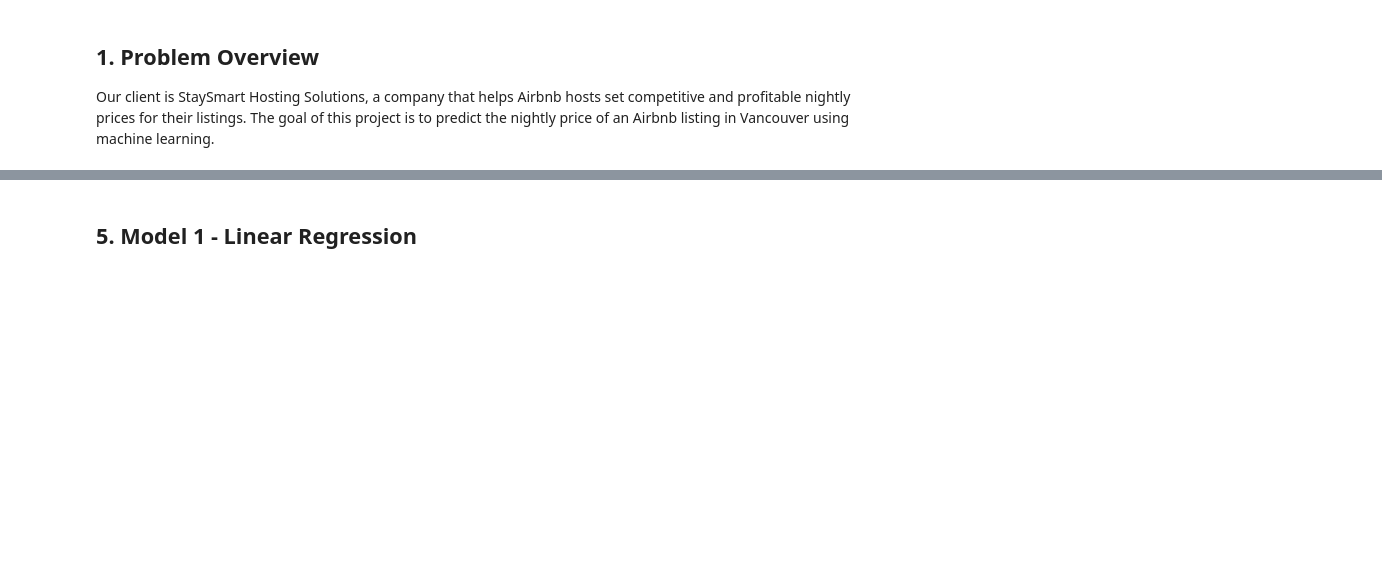
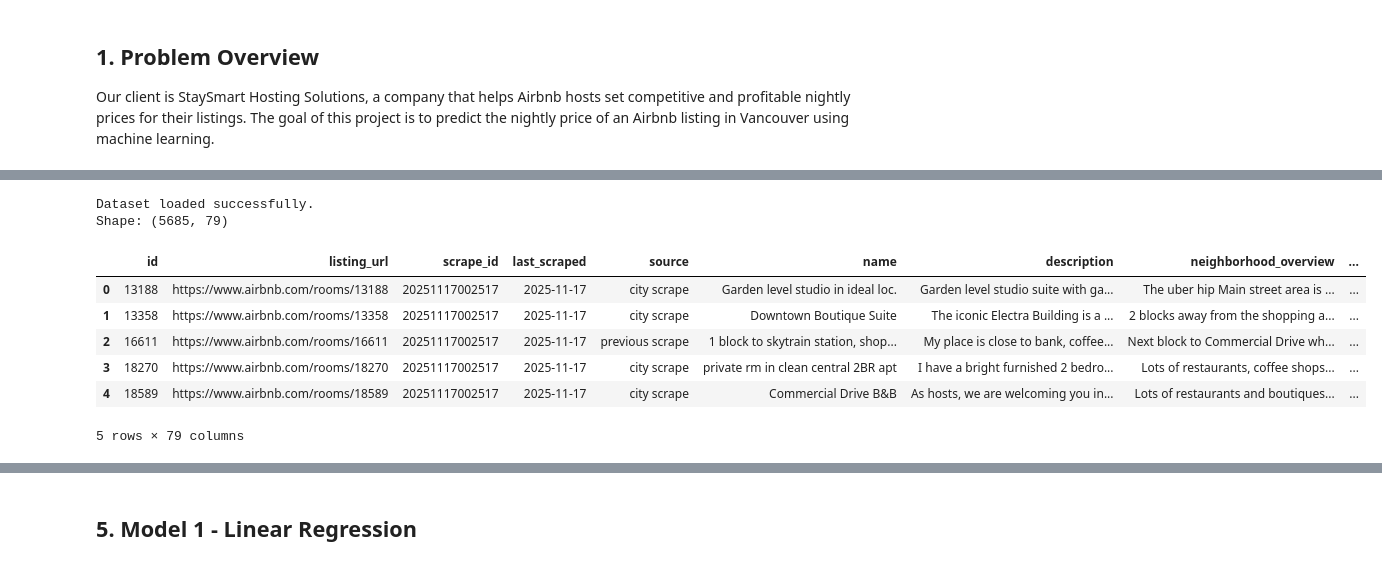
Before and after one commit to jchowjr/ensf444-group60-airbnb-project, a Jupyter notebook: notebooks/ENSF444Project.ipynb, the cells around one changed output, grey strips where cells are left out. Saved outputs shown, nothing was run; the diff lists cells and outputs as text; code cells hidden in the pictures; blank space fills up the shorter version.

```diff
--- a/notebooks/ENSF444Project.ipynb
+++ b/notebooks/ENSF444Project.ipynb
@@ -16,0 +33,25 @@ Our client is StaySmart Hosting Solutions, a company that helps Airbnb hosts set
+# %%
+DATA_PATH = "data/listings.csv.gz"
+
+if not os.path.exists(DATA_PATH):
+    raise FileNotFoundError(
+        "Dataset not found. Make sure listings.csv.gz is inside the top-level data folder."
+    )
+
+df = pd.read_csv(DATA_PATH, compression="gzip")
+
+print("Dataset loaded successfully.")
+print("Shape:", df.shape)
+# %% [output]
+Dataset loaded successfully.
+Shape: (5685, 79)
+# %%
+df.head()
+# %% [output]
+|  | id | listing_url | scrape_id | last_scraped | source | name | description | neighborhood_overview | ... |
+| 0 | 13188 | https://www.airbnb.com/rooms/13188 | 20251117002517 | 2025-11-17 | city scrape | Garden level studio in ideal loc. | Garden level studio suite with ga... | The uber hip Main street area is ... | ... |
+| 1 | 13358 | https://www.airbnb.com/rooms/13358 | 20251117002517 | 2025-11-17 | city scrape | Downtown Boutique Suite | The iconic Electra Building is a ... | 2 blocks away from the shopping a... | ... |
+| 2 | 16611 | https://www.airbnb.com/rooms/16611 | 20251117002517 | 2025-11-17 | previous scrape | 1 block to skytrain station, shop... | My place is close to bank, coffee... | Next block to Commercial Drive wh... | ... |
+| 3 | 18270 | https://www.airbnb.com/rooms/18270 | 20251117002517 | 2025-11-17 | city scrape | private rm in clean central 2BR apt | I have a bright furnished 2 bedro... | Lots of restaurants, coffee shops... | ... |
+| 4 | 18589 | https://www.airbnb.com/rooms/18589 | 20251117002517 | 2025-11-17 | city scrape | Commercial Drive B&B | As hosts, we are welcoming you in... | Lots of restaurants and boutiques... | ... |
+5 rows × 79 columns
```
Also changed, not shown: parts of 18 cells of this notebook.
